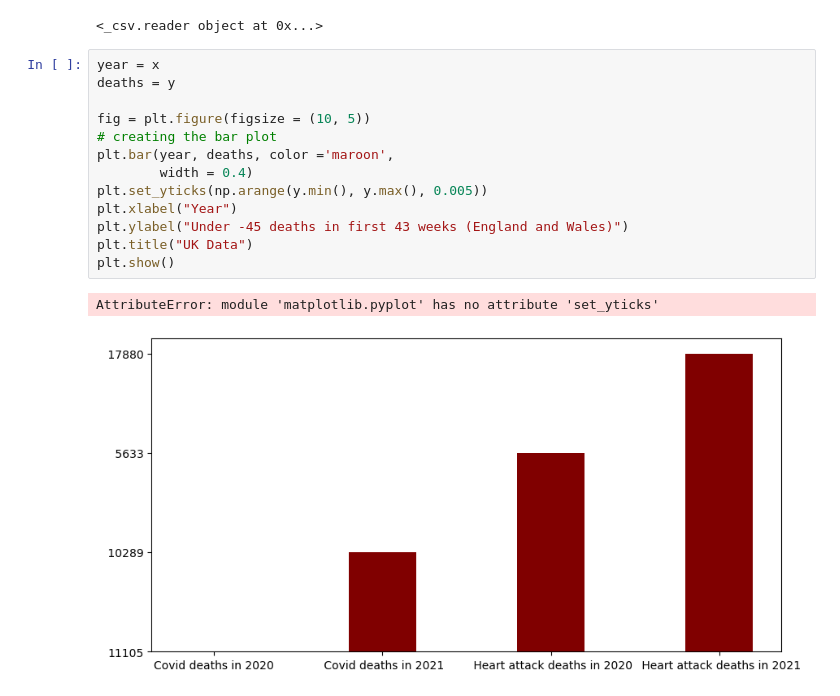
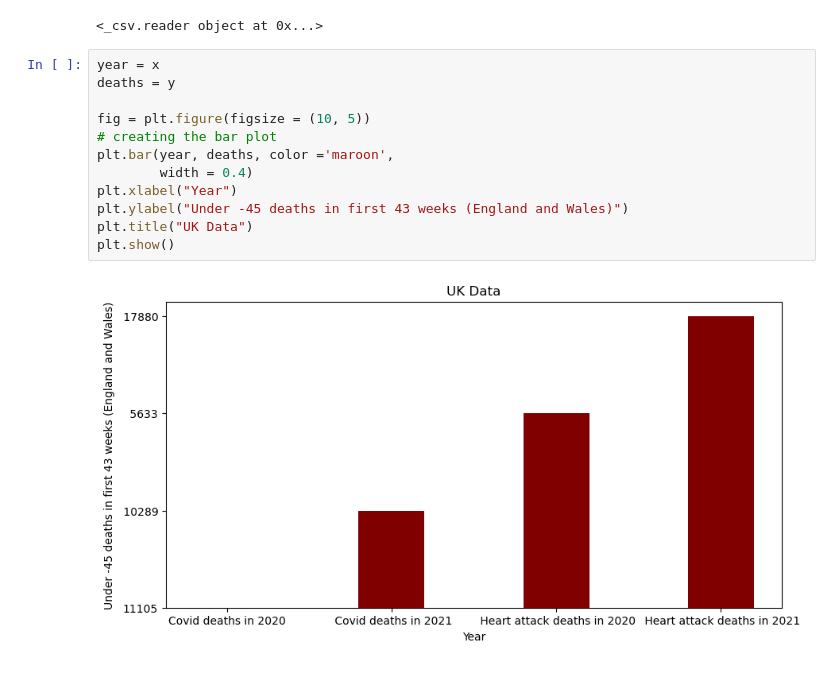
Before and after one commit to aayushgauba/fileanalyzechart, a Jupyter notebook: parse.ipynb, the cells around one changed output. Saved outputs shown, nothing was run; the diff lists cells and outputs as text.

```diff
--- a/parse.ipynb
+++ b/parse.ipynb
@@ -82,16 +82,14 @@ y =graph[1]
 # %%
 year = x
 deaths = y
 
 fig = plt.figure(figsize = (10, 5))
 # creating the bar plot
 plt.bar(year, deaths, color ='maroon',
         width = 0.4)
-plt.set_yticks(np.arange(y.min(), y.max(), 0.005))
 plt.xlabel("Year")
 plt.ylabel("Under -45 deaths in first 43 weeks (England and Wales)")
 plt.title("UK Data")
 plt.show()
 # %% [output]
-AttributeError: module 'matplotlib.pyplot' has no attribute 'set_yticks'
-[figure, old version]
+[figure, new version]
```
